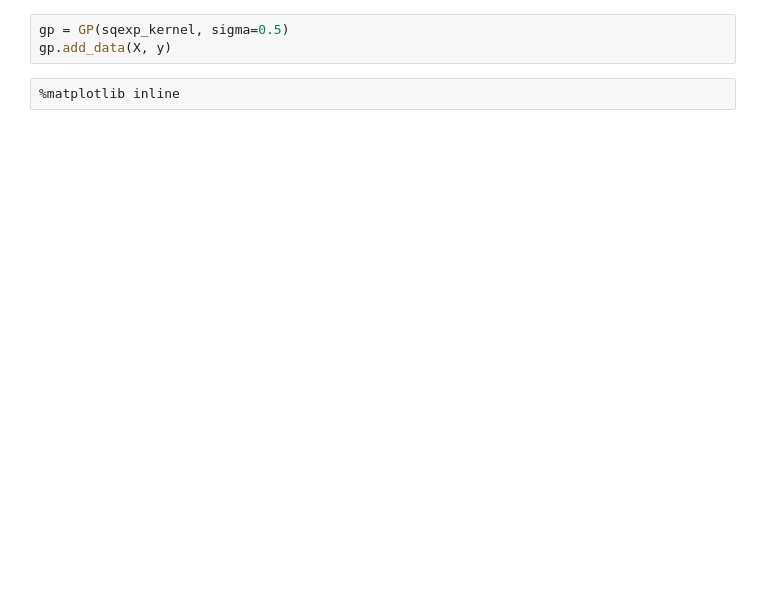
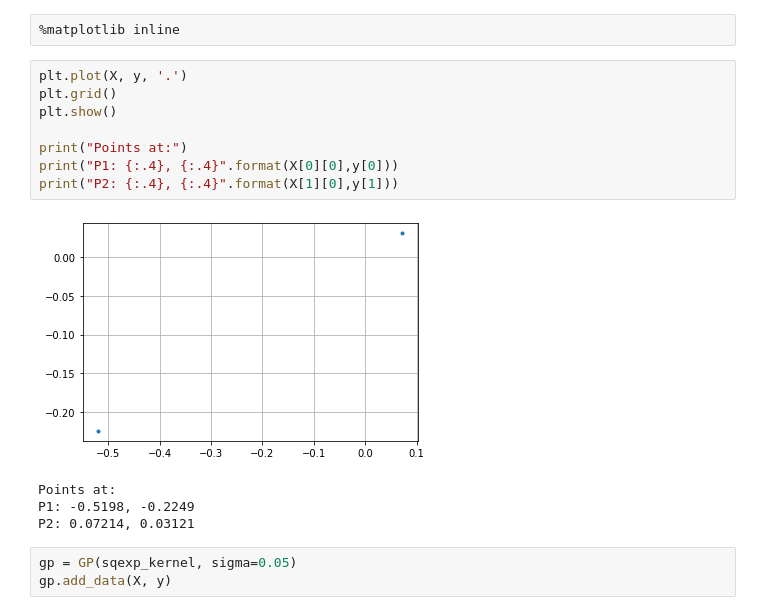
Before and after one commit to LecJackS/CPSC-540-Nando-de-Freitas, a Jupyter notebook: Hw3 - Bayesian optimization with Gaussian processes.ipynb, the cells around one changed output. Drawn from its saved outputs; the diff is of its cells as text; blank space fills up the shorter version.

```diff
--- a/Hw3 - Bayesian optimization with Gaussian processes.ipynb
+++ b/Hw3 - Bayesian optimization with Gaussian processes.ipynb
@@ -63,8 +160,21 @@ plt.show()
-# %%
-gp = GP(sqexp_kernel, sigma=0.5)
-gp.add_data(X, y)
 # %%
 %matplotlib inline
+# %%
+plt.plot(X, y, '.')
+plt.grid()
+plt.show()
+
+print("Points at:")
+print("P1: {:.4}, {:.4}".format(X[0][0],y[0]))
+print("P2: {:.4}, {:.4}".format(X[1][0],y[1]))
+# %% [output]
+[figure, added]
+Points at:
+P1: -0.5198, -0.2249
+P2: 0.07214, 0.03121
+# %%
+gp = GP(sqexp_kernel, sigma=0.05)
+gp.add_data(X, y)
 # %%
 for i in range(X.shape[1]):
     x  = X[:,i]
```
Also changed, not shown: parts of 25 cells of this notebook, 4 other files.
